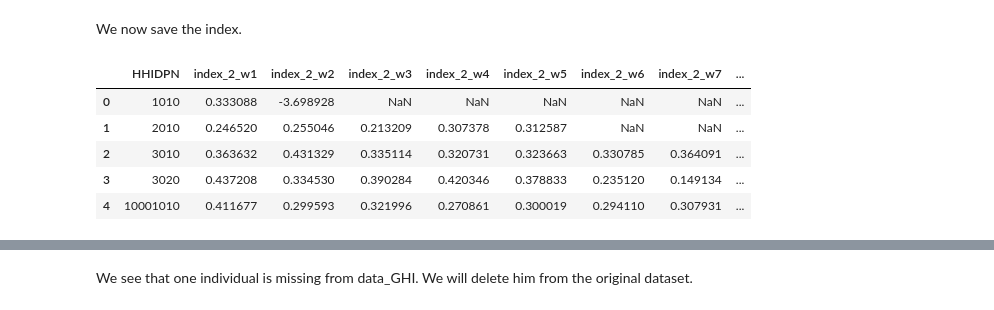
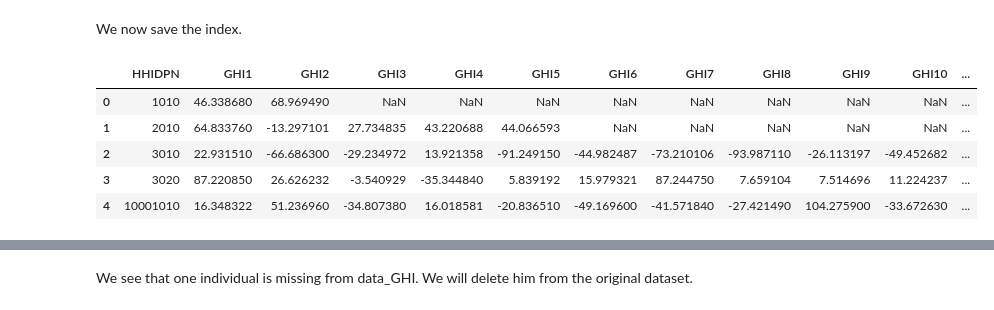
Before and after one commit to jveillon/Projet_Statapp, a Jupyter notebook: pretreatment/file_03_delete_health_and_dummify.ipynb, the cells around one changed output, grey strips where cells are left out. Saved outputs shown, nothing was run; the diff lists cells and outputs as text; code cells hidden in the pictures.

```diff
--- a/pretreatment/file_03_delete_health_and_dummify.ipynb
+++ b/pretreatment/file_03_delete_health_and_dummify.ipynb
@@ -213,12 +217,13 @@ memory usage: 1.3 GB
 # %% [markdown]
 We now save the index.
 # %%
-data_GHI = pd.read_csv("/content/drive/MyDrive/Statapp/data_only_health_index_2.csv")
+data_GHI = pd.read_csv("/content/drive/MyDrive/Statapp/data_tSNE_GHI.csv")
+data_GHI.columns = ['HHIDPN', 'GHI1', 'GHI2', 'GHI3', 'GHI4', 'GHI5', 'GHI6', 'GHI7', 'GHI8', 'GHI9', 'GHI10', 'GHI11', 'GHI12', 'GHI13', 'GHI14']
 data_GHI.head()
 # %% [output]
-|  | HHIDPN | index_2_w1 | index_2_w2 | index_2_w3 | index_2_w4 | index_2_w5 | index_2_w6 | index_2_w7 | ... |
-| 0 | 1010 | 0.333088 | -3.698928 | NaN | NaN | NaN | NaN | NaN | ... |
-| 1 | 2010 | 0.246520 | 0.255046 | 0.213209 | 0.307378 | 0.312587 | NaN | NaN | ... |
-| 2 | 3010 | 0.363632 | 0.431329 | 0.335114 | 0.320731 | 0.323663 | 0.330785 | 0.364091 | ... |
-| 3 | 3020 | 0.437208 | 0.334530 | 0.390284 | 0.420346 | 0.378833 | 0.235120 | 0.149134 | ... |
-| 4 | 10001010 | 0.411677 | 0.299593 | 0.321996 | 0.270861 | 0.300019 | 0.294110 | 0.307931 | ... |
+|  | HHIDPN | GHI1 | GHI2 | GHI3 | GHI4 | GHI5 | GHI6 | GHI7 | GHI8 | GHI9 | GHI10 | ... |
+| 0 | 1010 | 46.338680 | 68.969490 | NaN | NaN | NaN | NaN | NaN | NaN | NaN | NaN | ... |
+| 1 | 2010 | 64.833760 | -13.297101 | 27.734835 | 43.220688 | 44.066593 | NaN | NaN | NaN | NaN | NaN | ... |
+| 2 | 3010 | 22.931510 | -66.686300 | -29.234972 | 13.921358 | -91.249150 | -44.982487 | -73.210106 | -93.987110 | -26.113197 | -49.452682 | ... |
+| 3 | 3020 | 87.220850 | 26.626232 | -3.540929 | -35.344840 | 5.839192 | 15.979321 | 87.244750 | 7.659104 | 7.514696 | 11.224237 | ... |
+| 4 | 10001010 | 16.348322 | 51.236960 | -34.807380 | 16.018581 | -20.836510 | -49.169600 | -41.571840 | -27.421490 | 104.275900 | -33.672630 | ... |
```
Also changed, not shown: parts of 12 cells of this notebook.
